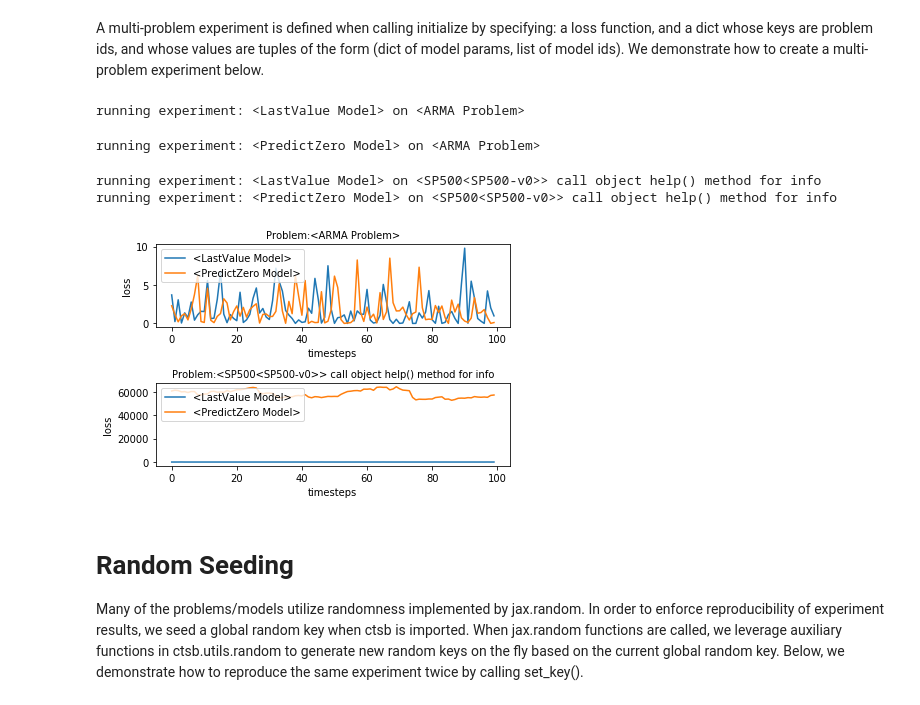
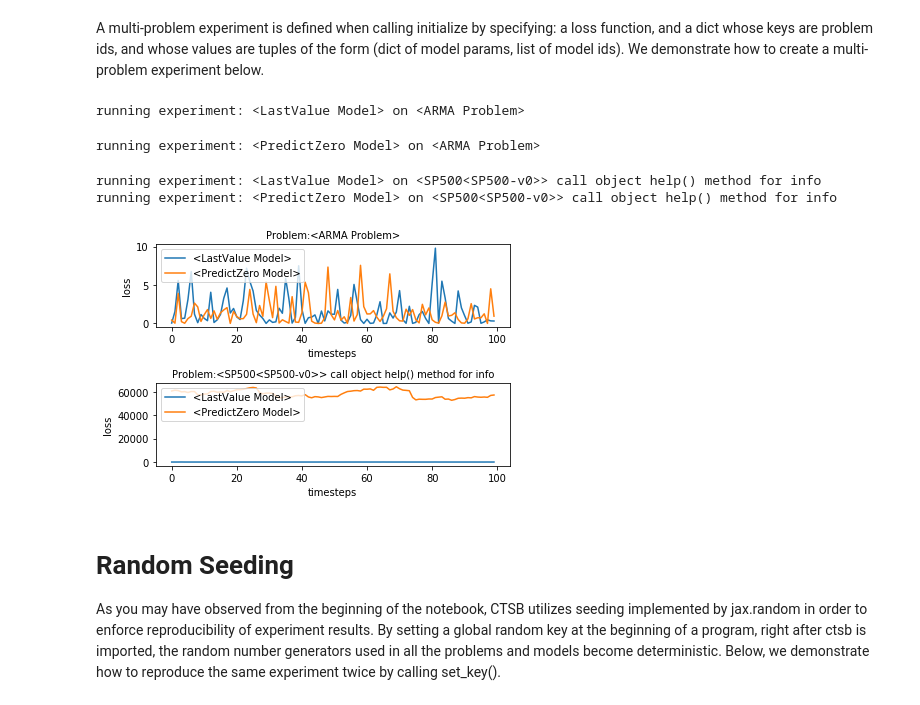
Before and after one commit to MinRegret/TigerControl, a Jupyter notebook: notebooks/QuickStart.ipynb, the cells around one changed output. Cells and saved outputs as stored; diff of their text form; code cells hidden in the pictures.

```diff
--- a/notebooks/QuickStart.ipynb
+++ b/notebooks/QuickStart.ipynb
@@ -22,0 +13,3 @@ Successfully built ctsb
+# %%
+import ctsb
+ctsb.set_key(0) # random seeding makes CTSB deterministic
@@ -116,23 +199,24 @@ A multi-problem experiment is defined when calling initialize by specifying: a l
 # %%
 exp = Experiment()
 MSE = lambda y_true, y_pred: (y_true - y_pred)**2
 model_id_list = ['LastValue', 'PredictZero']
-exp.initialize(MSE, problem_to_param_models={'ARMA-v0' : ({'p':3, 'q':3}, model_id_list),
-                                              'SP500-v0' : ({}, model_id_list)
-                                            }
-              )
+problem_dict = {
+  'ARMA-v0' : ({'p':3, 'q':3}, model_id_list),
+  'SP500-v0' : ({}, model_id_list)
+}
+exp.initialize(MSE, problem_to_param_models=problem_dict)
 steps = 100
 exp.run_all_experiments(steps)
 exp.plot_all_problem_results()
 # %% [output]
 running experiment: <LastValue Model> on <ARMA Problem>
 running experiment: <PredictZero Model> on <ARMA Problem>
 running experiment: <LastValue Model> on <SP500<SP500-v0>> call object help() method for info
 running experiment: <PredictZero Model> on <SP500<SP500-v0>> call object help() method for info
-[figure, old version]
+[figure, new version]
 # %% [markdown]
 # Random Seeding
-Many of the problems/models utilize randomness implemented by jax.random. In order to enforce reproducibility of experiment results, we seed a global random key when ctsb is imported. When jax.random functions are called, we leverage auxiliary functions in ctsb.utils.random to generate new random keys on the fly based on the current global random key. Below, we demonstrate how to reproduce the same experiment twice by calling set_key().
+As you may have observed from the beginning of the notebook, CTSB utilizes seeding implemented by jax.random in order to enforce reproducibility of experiment results. By setting a global random key at the beginning of a program, right after ctsb is imported, the random number generators used in all the problems and models become deterministic. Below, we demonstrate how to reproduce the same experiment twice by calling set_key().
 # %%
 import jax.numpy as np
 import jax.random as random
```
Also changed, not shown: parts of 17 cells of this notebook.
